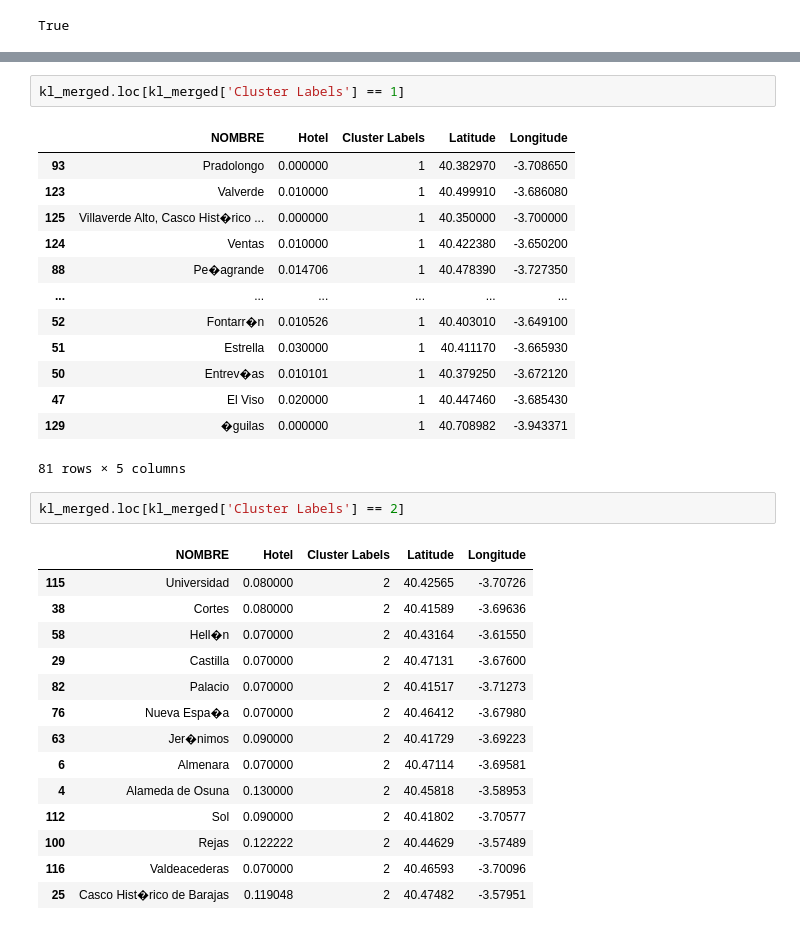
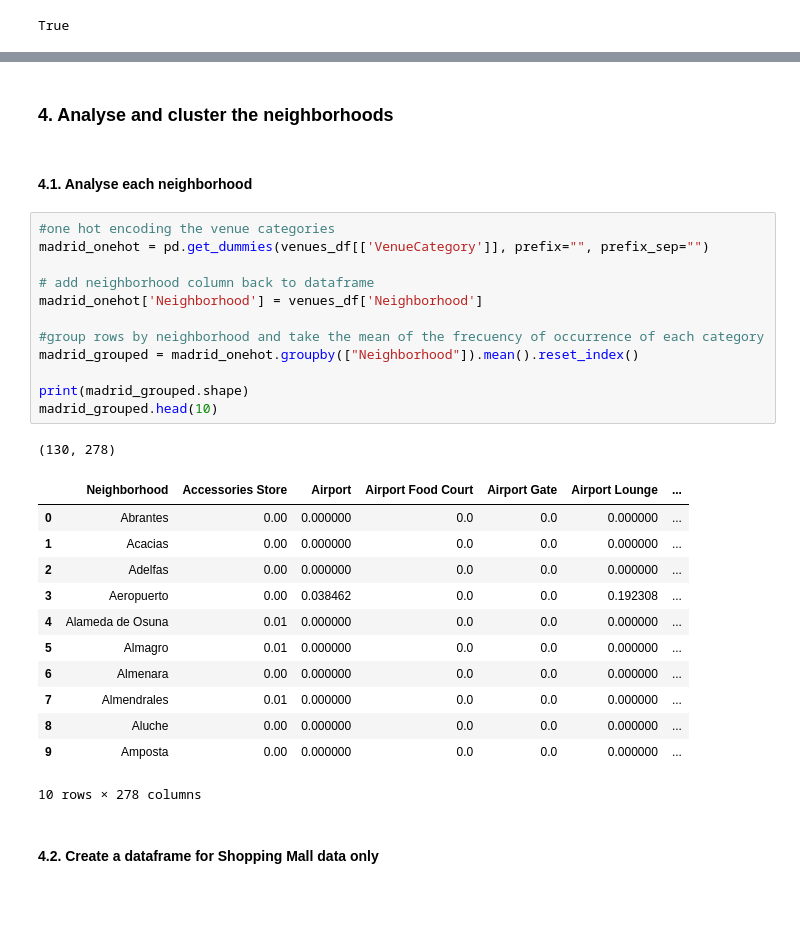
Before and after one commit to mikel-hernandezj/Coursera_Capstone, a Jupyter notebook: Capstone Project - Part II/Capstone_Project_Notebook.ipynb, the cells around one changed output, grey strips where cells are left out. Saved outputs shown, nothing was run; the diff lists cells and outputs as text; blank space fills up the shorter version.

```diff
--- a/Capstone Project - Part II/Capstone_Project_Notebook.ipynb
+++ b/Capstone Project - Part II/Capstone_Project_Notebook.ipynb
@@ -496,33 +298,32 @@ kl_merged.loc[kl_merged['Cluster Labels'] == 0]
-# %%
-kl_merged.loc[kl_merged['Cluster Labels'] == 1]
-# %% [output]
-|  | NOMBRE | Hotel | Cluster Labels | Latitude | Longitude |
-| 93 | Pradolongo | 0.000000 | 1 | 40.382970 | -3.708650 |
-| 123 | Valverde | 0.010000 | 1 | 40.499910 | -3.686080 |
-| 125 | Villaverde Alto, Casco Hist�rico ... | 0.000000 | 1 | 40.350000 | -3.700000 |
-| 124 | Ventas | 0.010000 | 1 | 40.422380 | -3.650200 |
-| 88 | Pe�agrande | 0.014706 | 1 | 40.478390 | -3.727350 |
-| ... | ... | ... | ... | ... | ... |
-| 52 | Fontarr�n | 0.010526 | 1 | 40.403010 | -3.649100 |
-| 51 | Estrella | 0.030000 | 1 | 40.411170 | -3.665930 |
-| 50 | Entrev�as | 0.010101 | 1 | 40.379250 | -3.672120 |
-| 47 | El Viso | 0.020000 | 1 | 40.447460 | -3.685430 |
-| 129 | �guilas | 0.000000 | 1 | 40.708982 | -3.943371 |
-81 rows × 5 columns
-# %%
-kl_merged.loc[kl_merged['Cluster Labels'] == 2]
-# %% [output]
-|  | NOMBRE | Hotel | Cluster Labels | Latitude | Longitude |
-| 115 | Universidad | 0.080000 | 2 | 40.42565 | -3.70726 |
-| 38 | Cortes | 0.080000 | 2 | 40.41589 | -3.69636 |
-| 58 | Hell�n | 0.070000 | 2 | 40.43164 | -3.61550 |
-| 29 | Castilla | 0.070000 | 2 | 40.47131 | -3.67600 |
-| 82 | Palacio | 0.070000 | 2 | 40.41517 | -3.71273 |
-| 76 | Nueva Espa�a | 0.070000 | 2 | 40.46412 | -3.67980 |
-| 63 | Jer�nimos | 0.090000 | 2 | 40.41729 | -3.69223 |
-| 6 | Almenara | 0.070000 | 2 | 40.47114 | -3.69581 |
-| 4 | Alameda de Osuna | 0.130000 | 2 | 40.45818 | -3.58953 |
-| 112 | Sol | 0.090000 | 2 | 40.41802 | -3.70577 |
-| 100 | Rejas | 0.122222 | 2 | 40.44629 | -3.57489 |
-| 116 | Valdeacederas | 0.070000 | 2 | 40.46593 | -3.70096 |
-| 25 | Casco Hist�rico de Barajas | 0.119048 | 2 | 40.47482 | -3.57951 |
+# %% [markdown]
+### 4. Analyse and cluster the neighborhoods
+# %% [markdown]
+#### 4.1. Analyse each neighborhood
+# %%
+#one hot encoding the venue categories
+madrid_onehot = pd.get_dummies(venues_df[['VenueCategory']], prefix="", prefix_sep="")
+
+# add neighborhood column back to dataframe
+madrid_onehot['Neighborhood'] = venues_df['Neighborhood']
+
+#group rows by neighborhood and take the mean of the frecuency of occurrence of each category
+madrid_grouped = madrid_onehot.groupby(["Neighborhood"]).mean().reset_index()
+
+print(madrid_grouped.shape)
+madrid_grouped.head(10)
+# %% [output]
+(130, 278)
+|  | Neighborhood | Accessories Store | Airport | Airport Food Court | Airport Gate | Airport Lounge | ... |
+| 0 | Abrantes | 0.00 | 0.000000 | 0.0 | 0.0 | 0.000000 | ... |
+| 1 | Acacias | 0.00 | 0.000000 | 0.0 | 0.0 | 0.000000 | ... |
+| 2 | Adelfas | 0.00 | 0.000000 | 0.0 | 0.0 | 0.000000 | ... |
+| 3 | Aeropuerto | 0.00 | 0.038462 | 0.0 | 0.0 | 0.192308 | ... |
+| 4 | Alameda de Osuna | 0.01 | 0.000000 | 0.0 | 0.0 | 0.000000 | ... |
+| 5 | Almagro | 0.01 | 0.000000 | 0.0 | 0.0 | 0.000000 | ... |
+| 6 | Almenara | 0.00 | 0.000000 | 0.0 | 0.0 | 0.000000 | ... |
+| 7 | Almendrales | 0.01 | 0.000000 | 0.0 | 0.0 | 0.000000 | ... |
+| 8 | Aluche | 0.00 | 0.000000 | 0.0 | 0.0 | 0.000000 | ... |
+| 9 | Amposta | 0.00 | 0.000000 | 0.0 | 0.0 | 0.000000 | ... |
+10 rows × 278 columns
+# %% [markdown]
+#### 4.2. Create a dataframe for Shopping Mall data only
```
Also changed, not shown: parts of 49 cells of this notebook, 3 other files.
